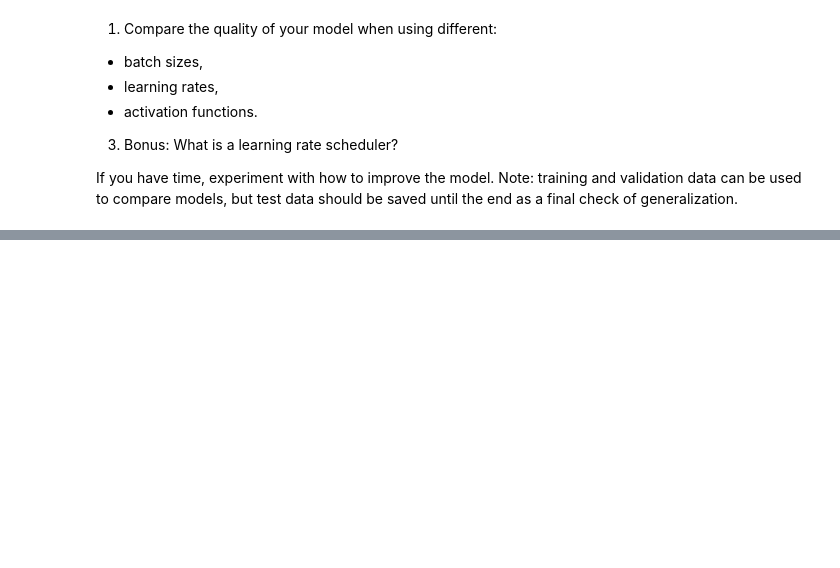
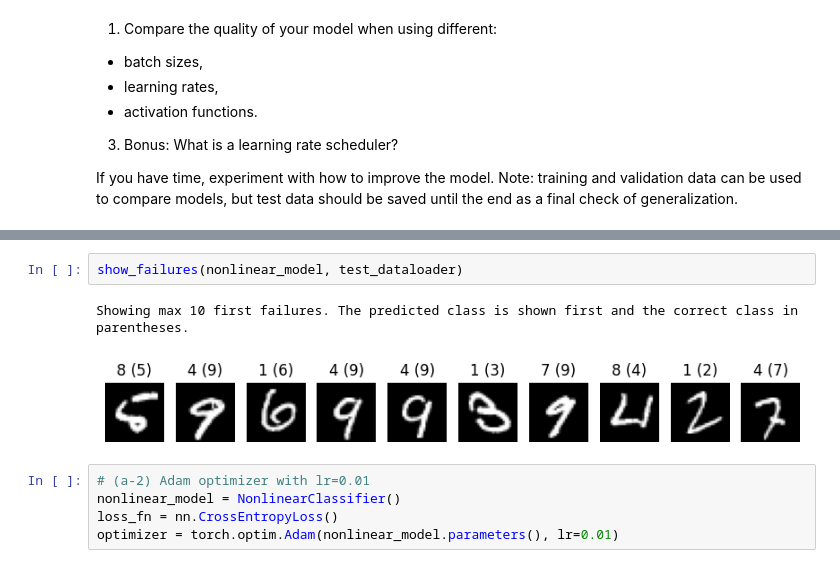
Before and after one commit to yahyunee/ai-science-training-series, a Jupyter notebook: 02_intro_neural_networks/01_introduction_mnist.ipynb, the cells around one changed output, grey strips where cells are left out. Saved outputs shown, nothing was run; the diff lists cells and outputs as text; blank space fills up the shorter version.

```diff
--- a/02_intro_neural_networks/01_introduction_mnist.ipynb
+++ b/02_intro_neural_networks/01_introduction_mnist.ipynb
@@ -438,0 +523,10 @@ If you have time, experiment with how to improve the model. Note: training and v
+# %%
+show_failures(nonlinear_model, test_dataloader)
+# %% [output]
+Showing max 10 first failures. The predicted class is shown first and the correct class in parentheses.
+[figure, added]
+# %%
+# (a-2) Adam optimizer with lr=0.01
+nonlinear_model = NonlinearClassifier()
+loss_fn = nn.CrossEntropyLoss()
+optimizer = torch.optim.Adam(nonlinear_model.parameters(), lr=0.01)
```
Also changed, not shown: parts of 31 cells of this notebook.
